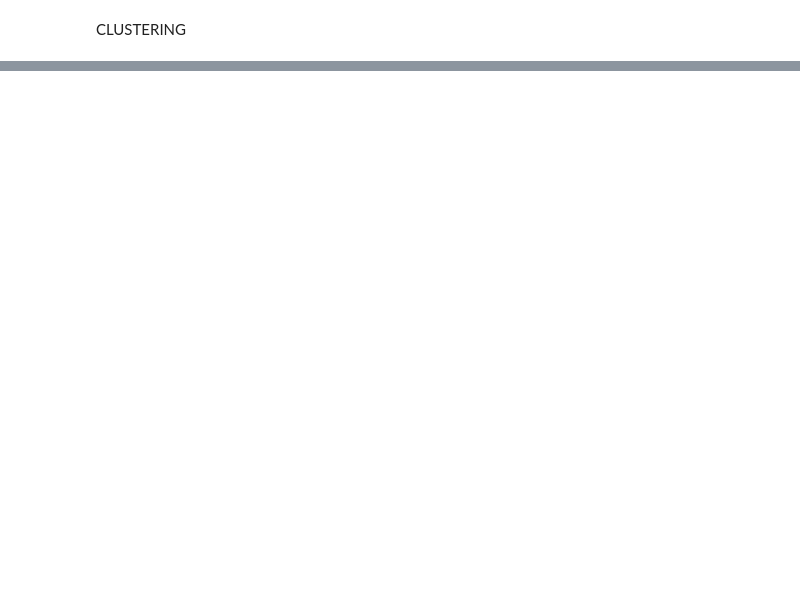
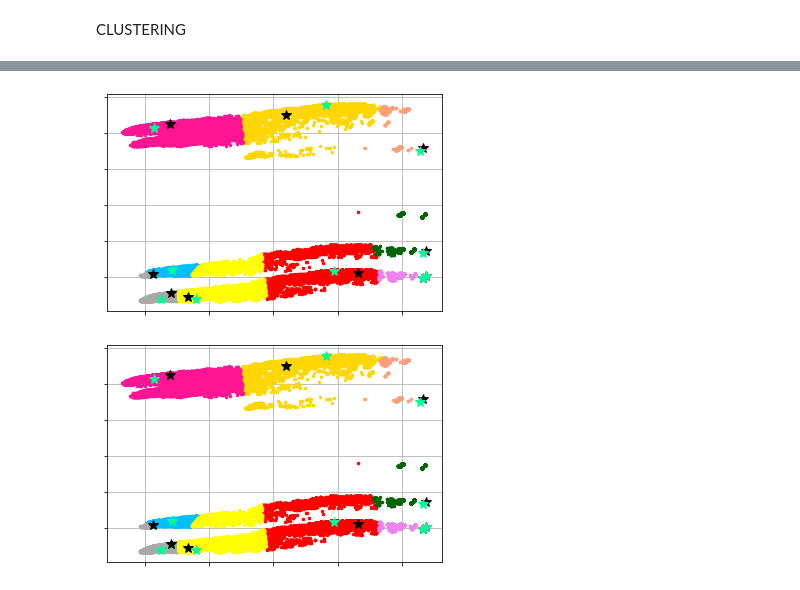
Before and after one commit to samyak19098/ML_Assignments, a Jupyter notebook: ML_Assignment3/Code/Q1_final.ipynb, the cells around one changed output, grey strips where cells are left out. Cells and saved outputs as stored; diff of their text form; code cells hidden in the pictures; blank space fills up the shorter version.

```diff
--- a/ML_Assignment3/Code/Q1_final.ipynb
+++ b/ML_Assignment3/Code/Q1_final.ipynb
@@ -72,6 +85,7 @@ def feature_analysis(df):
 
     for col in numeric_columns:
         df[col] = pd.cut(x=df[col], bins=6)
+    # df['AAGE']
     # plot_histogram(df, numeric_columns, categorical_cols)
     total_count = df.shape[0]
 
@@ -79,7 +93,7 @@ def feature_analysis(df):
     for col in data_columns:
         max_freq = df[col].value_counts().max()
         max_perc = (max_freq / total_count) * 100
-        if(max_perc > 70.0):
+        if(max_perc > 54.0):
             cols_to_drop.append(col)
     print(f'Dropping {len(cols_to_drop)} cols \n {cols_to_drop}')
     df = df.drop(cols_to_drop, axis=1)
@@ -134,0 +161,4 @@ print(data.shape)
+# %%
+pca = PCA(2)
+pca.fit(np.array(data))
+B = pca.transform(np.array(data))
@@ -135,2 +175,4 @@ print(data.shape)
 # %% [markdown]
 CLUSTERING
+# %%
+random_points = np.array(pd.DataFrame(B).sample(n=10)).tolist()
@@ -136,0 +192,9 @@ CLUSTERING
+# %%
+print('PERFORMING CLUSTERING')
+medians_init = random_points
+kmedians_instance = kmedians(B, medians_init)
+kmedians_instance.process()
+print('INSTANCE PROCESSED')
+clusters = kmedians_instance.get_clusters()
+medians = kmedians_instance.get_medians()
+print('CLUSTERING PERFORMED')
@@ -136,0 +218,9 @@ CLUSTERING
+# %%
+visualizer = cluster_visualizer()
+visualizer.append_clusters(clusters, B)
+visualizer.append_cluster(medians_init, marker='*', markersize=10)
+visualizer.append_cluster(medians, marker='*', markersize=10)
+visualizer.show()
+# %% [output]
+[figure, added]
+[figure, added]
```
Also changed, not shown: parts of 10 cells of this notebook, 1 other file.
